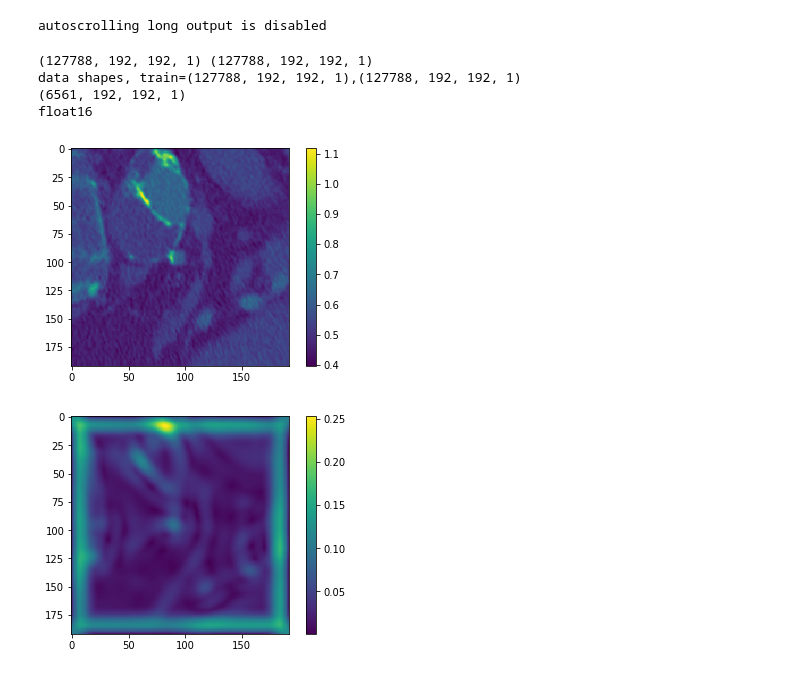
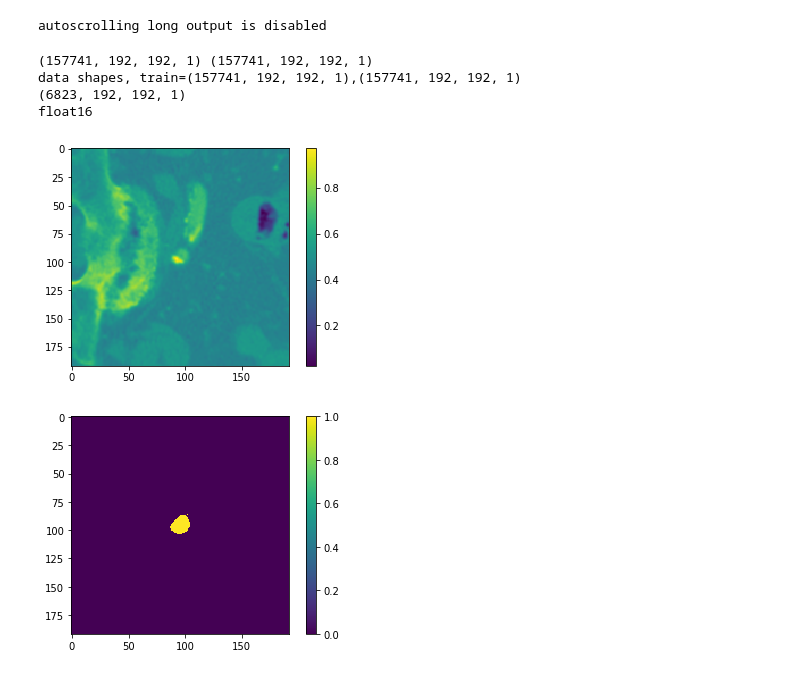
Before and after one commit to gmaher/DeepLofting, a Jupyter notebook: python/DRLS.ipynb, the cells around one changed output. Drawn from its saved outputs; the diff is of its cells as text; code cells hidden in the pictures.

```diff
--- a/python/DRLS.ipynb
+++ b/python/DRLS.ipynb
@@ -16,6 +16,23 @@ def disable_scroll():
     print ("autoscrolling long output is disabled")
 
 disable_scroll()
+
+def DRLS(img,rad=30, scale=255, sigma=0.5, alpha=0.4, lamda=1.0, iter=200):
+    imgt = np.zeros_like(img).astype(float)
+    rad = 30
+    h,w = imgt.shape
+    for i in range(imgt.shape[0]):
+        for j in range(imgt.shape[1]):
+            if np.sqrt((i-h/2)**2+(j-w/2)**2) <= rad:
+                imgt[i,j]=-1.0
+
+    ls = reg_edge(img.astype(float)*scale,imgt.astype(float),sigma=sigma,alpha=alpha, lamda=lamda,iter=iter)
+
+    conts = utility.marchingSquares(-ls.astype(np.float32),iso=0.0,mode='center')
+
+    ls = utility.threshold(-ls,0.0)
+
+    return ls,conts
 # %% [output]
 Using TensorFlow backend.
 [interactive output not drawn]
@@ -40,23 +57,23 @@ print input_shape, output_shape
 print 'data shapes, train={},{}'.format(input_shape,output_shape)
 print f_val.root.X.shape
 print f_val.root.X.dtype
+N = f_train.root.X.shape[0]
 # %% [output]
-(127788, 192, 192, 1) (127788, 192, 192, 1)
-data shapes, train=(127788, 192, 192, 1),(127788, 192, 192, 1)
-(6561, 192, 192, 1)
+(157741, 192, 192, 1) (157741, 192, 192, 1)
+data shapes, train=(157741, 192, 192, 1),(157741, 192, 192, 1)
+(6823, 192, 192, 1)
 float16
 # %%
-img = f_val.root.X[2000,:,:,0].astype(float)
+img = f_val.root.X[2500,:,:,0].astype(float)
 plt.imshow(img.astype(np.float32))
 plt.colorbar()
 plt.show()
+
+plt.figure()
+seg,conts = DRLS(img)
+plt.imshow(seg.astype(np.float32))
+plt.colorbar()
+plt.show()
 # %% [output]
-[figure, old version]
+[figure, new version]
+[figure, added]
-# %%
-d,f,e,t = vesselness(img,8.0)
-
-plt.imshow(f)
-plt.colorbar()
-plt.show()
-# %% [output]
-[figure, removed]
```
Also changed, not shown: parts of 13 cells of this notebook, 7 other files.
